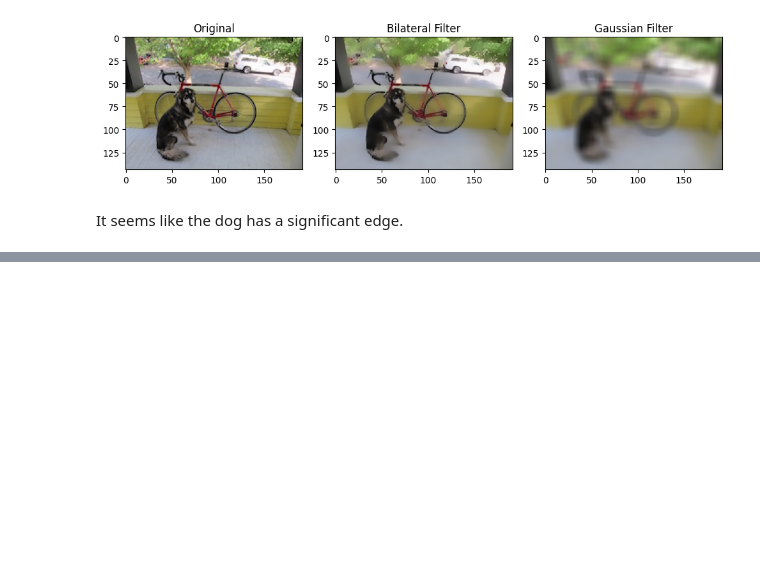
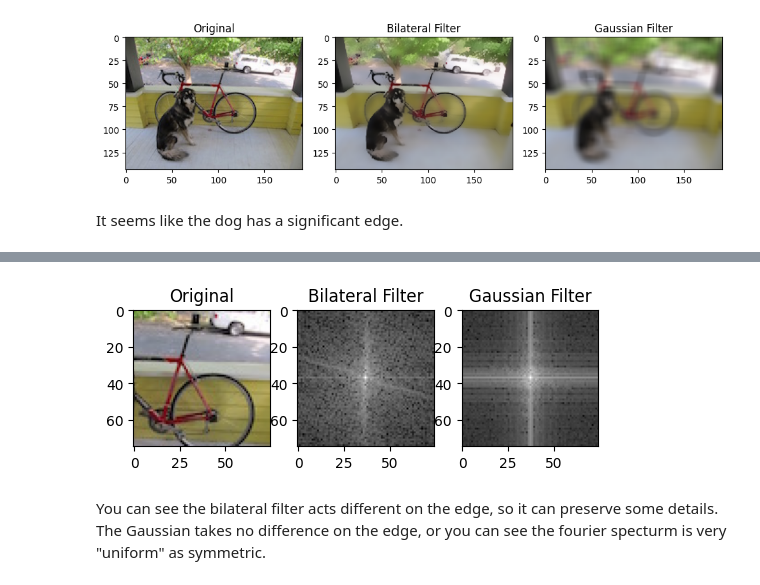
Before and after one commit to ZaneLeo111/Data_Visualization_Labs, a Jupyter notebook: Lab1/1.ipynb, the cells around one changed output, grey strips where cells are left out. Saved outputs shown, nothing was run; the diff lists cells and outputs as text; code cells hidden in the pictures; blank space fills up the shorter version.

```diff
--- a/Lab1/1.ipynb
+++ b/Lab1/1.ipynb
@@ -180,0 +177,28 @@ plt.show()
+# %%
+w2_o = img[25:100, 75:150]
+w2_b = bilateral[25:100, 75:150]
+w2_g = gaussian[25:100, 75:150]
+
+w2_b = cv2.cvtColor(np.float32(w2_b), cv2.COLOR_BGR2GRAY)
+w2_g = cv2.cvtColor(np.float32(w2_g), cv2.COLOR_BGR2GRAY)
+
+w2_b = cv.dft(w2_b, flags=cv.DFT_COMPLEX_OUTPUT)
+w2_b_shift = np.fft.fftshift(w2_b)
+w2_b_fourier = 20*np.log(cv2.magnitude(w2_b_shift[:,:,0], w2_b_shift[:,:,1]))
+
+w2_g = cv.dft(w2_g, flags=cv.DFT_COMPLEX_OUTPUT)
+w2_g_shift = np.fft.fftshift(w2_g)
+w2_g_fourier = 20*np.log(cv2.magnitude(w2_g_shift[:,:,0], w2_g_shift[:,:,1]))
+
+fig, axs = plt.subplots(1, 3, figsize=(6, 6))
+axs[0].imshow(cv2.cvtColor(w2_o, cv2.COLOR_BGR2RGB))
+axs[0].set_title('Original')
+axs[1].imshow(w2_b_fourier, cmap='gray')
+axs[1].set_title('Bilateral Filter')
+axs[2].imshow(w2_g_fourier, cmap='gray')
+axs[2].set_title('Gaussian Filter')
+plt.show()
+# %% [output]
+[figure, added]
+# %% [markdown]
+You can see the bilateral filter acts different on the edge, so it can preserve some details. The Gaussian takes no difference on the edge, or you can see the fourier specturm is very "uniform" as symmetric.
```
Also changed, not shown: parts of 3 cells of this notebook, 7 other files.
